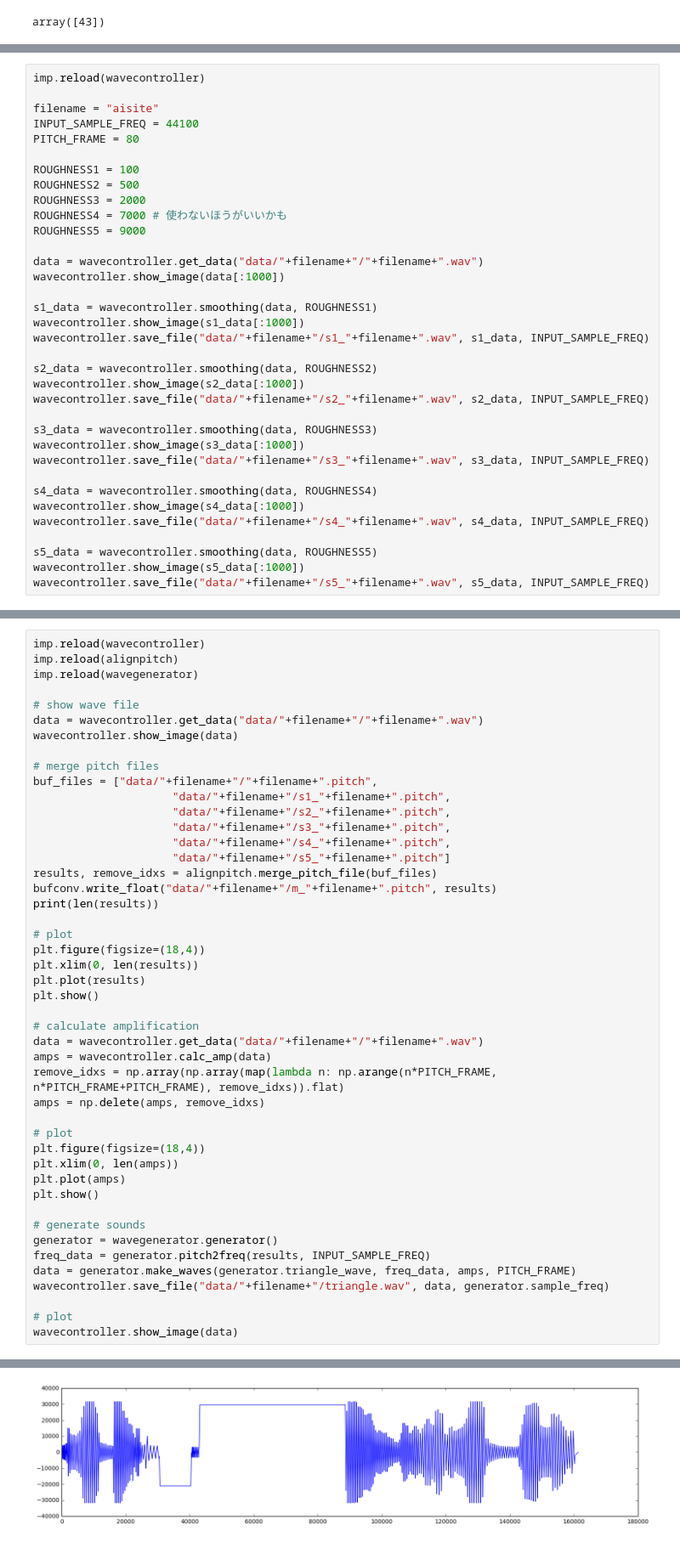
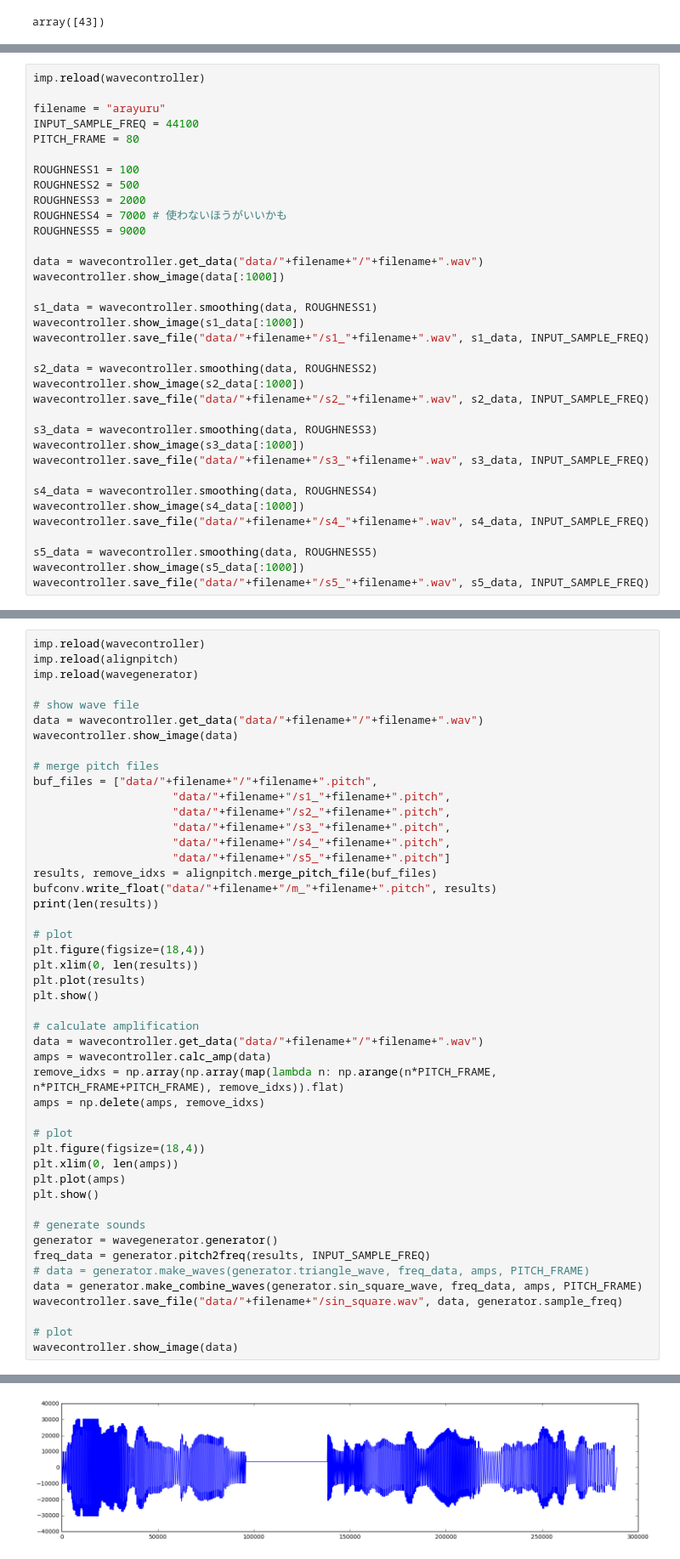
Before and after one commit to nomnom-mst/exhibition, a Jupyter notebook: waveanalyze.ipynb, the cells around one changed output, grey strips where cells are left out. Shown at 85% size. Cells and saved outputs as stored; diff of their text form.

Commit message:
wrote the make_combine_wave function

```diff
--- a/waveanalyze.ipynb
+++ b/waveanalyze.ipynb
@@ -54,7 +54,7 @@ pitch.calc_pitch(data, 44100)
 # %%
 imp.reload(wavecontroller)
 
-filename = "aisite"
+filename = "arayuru"
 INPUT_SAMPLE_FREQ = 44100
 PITCH_FRAME = 80
 
@@ -182,8 +182,9 @@ plt.show()
 # generate sounds
 generator = wavegenerator.generator()
 freq_data = generator.pitch2freq(results, INPUT_SAMPLE_FREQ)
-data = generator.make_waves(generator.triangle_wave, freq_data, amps, PITCH_FRAME)
-wavecontroller.save_file("data/"+filename+"/triangle.wav", data, generator.sample_freq)
+# data = generator.make_waves(generator.triangle_wave, freq_data, amps, PITCH_FRAME)
+data = generator.make_combine_waves(generator.sin_square_wave, freq_data, amps, PITCH_FRAME)
+wavecontroller.save_file("data/"+filename+"/sin_square.wav", data, generator.sample_freq)
 
 # plot
 wavecontroller.show_image(data)
@@ -195 +196 @@ wavecontroller.show_image(data)
-[figure, old version]
+[figure, new version]
```
Also changed, not shown: parts of 4 cells of this notebook, 6 other files.
